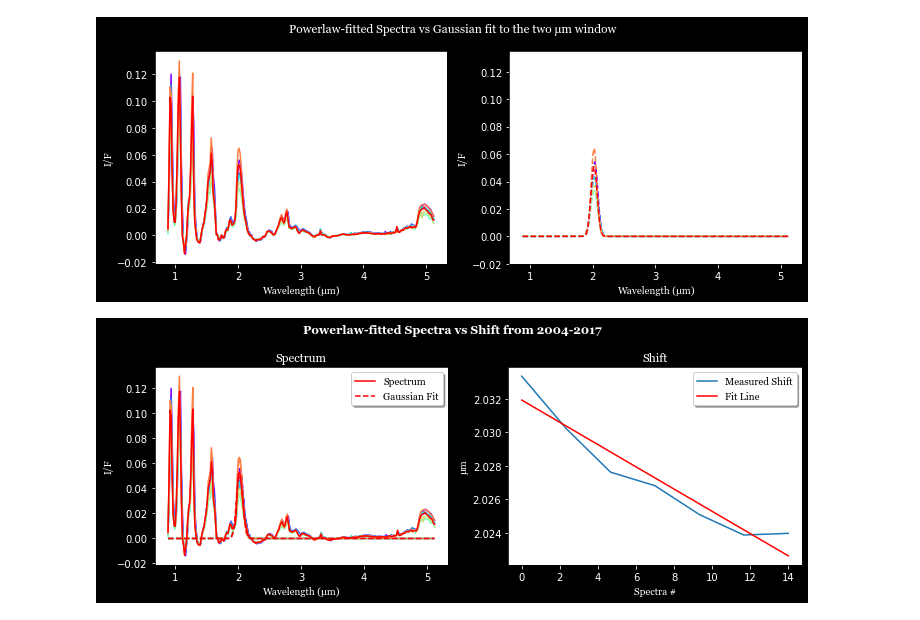
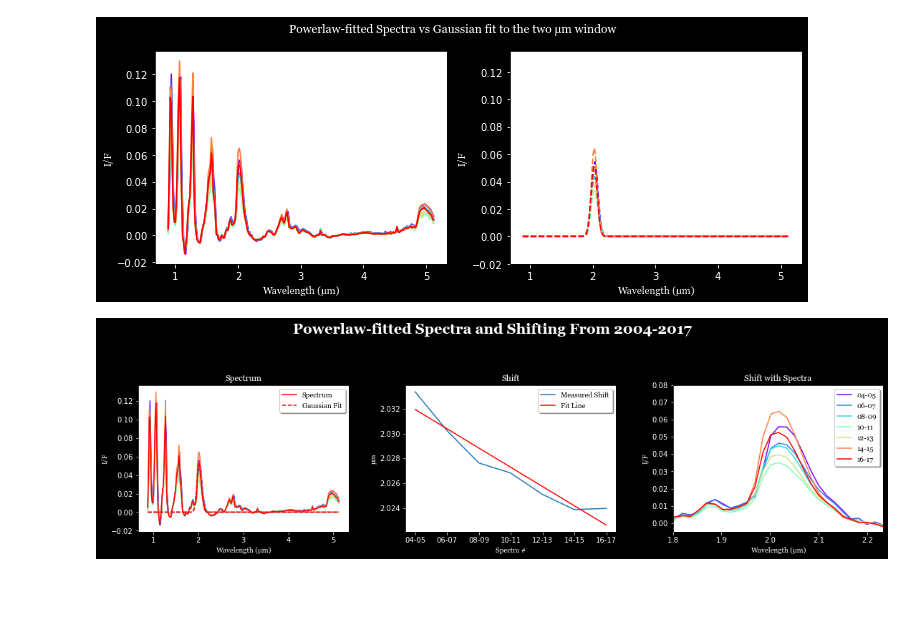
Before and after one commit to lucaslibshutz/spectralResearch, a Jupyter notebook: rainbow_fit.ipynb, the cells around one changed output. Cells and saved outputs as stored; diff of their text form; code cells hidden in the pictures; blank space fills up the shorter version.

Commit message:
new plot

```diff
--- a/rainbow_fit.ipynb
+++ b/rainbow_fit.ipynb
@@ -9,9 +9,12 @@ from itertools import chain
 # %%
 vims_wave = np.loadtxt('vims_wave.txt')
 new_array = ['_0405','_0607','_0809','_1011','_1213','_1415','_1617']
+year_list = []
 for number in new_array:
     new_string = 'df'+number+' = '+'pd.read_pickle("data/data'+number+'.pkl")'
     exec(new_string)
+    year = number[1:3]+'-'+number[3:5]
+    year_list.append(year)
 # %%
 def powerlaw(x,a,b):
     return a*np.power(x,b)
@@ -77,8 +80,8 @@ plt.show()
 [figure]
 # %%
 %matplotlib inline
-fig, axs = plt.subplots(1,2,figsize=(10,4),facecolor='black')
-fig.suptitle('Powerlaw-fitted Spectra vs Shift from 2004-2017',color='white',fontname='Georgia',fontweight='bold')
+fig, axs = plt.subplots(1,3,figsize=(16,5),facecolor='black')
+fig.suptitle('Powerlaw-fitted Spectra and Shifting From 2004-2017',color='white',fontname='Georgia',fontweight='bold',fontsize=20)
 color = plt.cm.rainbow(np.linspace(0,1,7)) # Makes an array of seven different colors with RGB values
 for spectra,c,i in zip(spectra_list,color,range(7)):
     y = spectra
@@ -86,33 +89,46 @@ for spectra,c,i in zip(spectra_list,color,range(7)):
     if i == 6: #Only uses legend with the red color lines
         axs[0].plot(vims_wave,y,c=c, label='Spectrum')
         axs[0].plot(vims_wave,gaussian(vims_wave,*my_fit),'--',c=c, label='Gaussian Fit')
     else:
         axs[0].plot(vims_wave,y,c=c)
         axs[0].plot(vims_wave,gaussian(vims_wave,*my_fit),'--',c=c)
 x = np.linspace(0,14,7)
 y = mean_list
 p = np.polyval(np.polyfit(x,y,1),x)
 axs[1].plot(x,y,label='Measured Shift')
 axs[1].plot(x,p,c='r',label='Fit Line')
 
 axs[0].set_title('Spectrum',color='white',fontname='Georgia')
 axs[1].set_title('Shift',color='white',fontname='Georgia')
+axs[2].set_title('Shift with Spectra',color='white',fontname='Georgia')
+
+# Plot shifting in two micron window
+for spectrum,c,number in zip(spectra_list,color,new_array):
+    string = number[1:3]+'-'+number[3:5]
+    axs[2].plot(vims_wave,spectrum,c=c,label=string)
+
+axs[2].set_xlim(vims_wave[np.min(window)],vims_wave[np.max(window)])
+axs[2].set_ylim(-0.005,0.08)
 
 for ax in fig.get_axes():
     ax.tick_params(axis='x',colors='white')
     ax.tick_params(axis='y',colors='white')
 
 #Labels for Axes
 axs[0].set_xlabel('Wavelength (µm)',color='white',fontname='Georgia')
 axs[0].set_ylabel('I/F',color='white',fontname='Georgia')
 axs[1].set_xlabel('Spectra #',color='white',fontname='Georgia')
 axs[1].set_ylabel('µm',color='white',fontname='Georgia')
+axs[1].set_xticks(ticks=np.linspace(0,14,7),labels=year_list)
+axs[2].set_xlabel('Wavelength (µm)',color='white',fontname='Georgia')
+axs[2].set_ylabel('I/F',color='white',fontname='Georgia')
+axs[2].set_xticks(axis='x',ticks=np.arange(1.8,2.3,.1))
 
-L = [axs[0].legend(shadow=True),axs[1].legend(shadow=True)]
+L = [axs[0].legend(shadow=True),axs[1].legend(shadow=True),axs[2].legend(shadow=True)]
 for i in range(len(L)):
     plt.setp(L[i].texts,family='Georgia')
 
-fig.tight_layout()
+fig.tight_layout(pad=3.0)
 plt.show()
 # %% [output]
-[figure, old version]
+[figure, new version]
```
